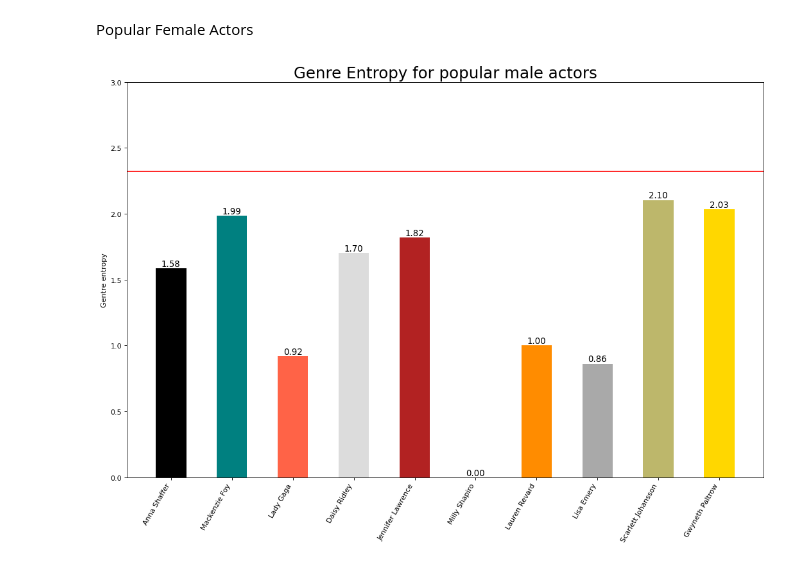
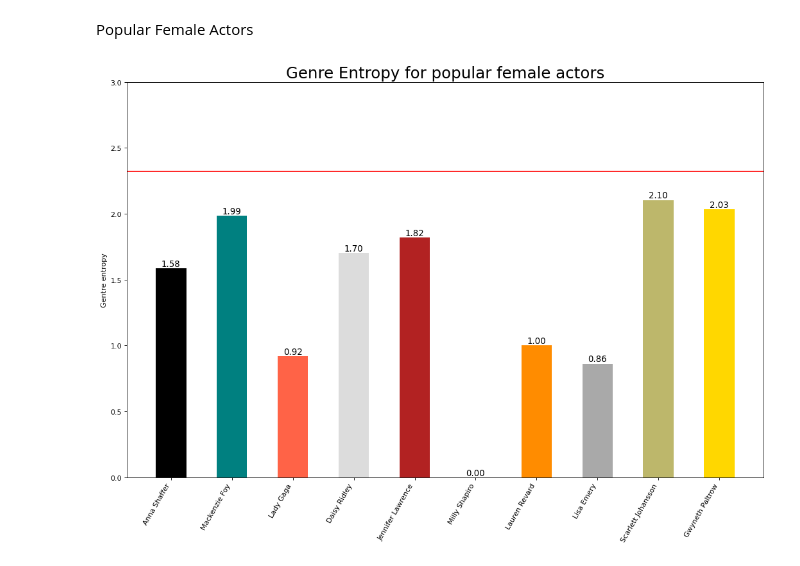
Before and after one commit to epfl-ada/ada-2022-project-jash, a Jupyter notebook: submission.ipynb, the cells around one changed output. Saved outputs shown, nothing was run; the diff lists cells and outputs as text; code cells hidden in the pictures.

Commit message:
t3 figures

```diff
--- a/submission.ipynb
+++ b/submission.ipynb
@@ -914,7 +914,7 @@ all_colors = list(plt.cm.colors.cnames.keys())
 random.seed(100)
 
 
-def plot_entropy(dataset):
+def plot_entropy(dataset, s):
 
     n = len(dataset)
     c = random.choices(all_colors, k=n)
@@ -935,17 +935,17 @@ def plot_entropy(dataset):
 
     # Decoration
     plt.gca().set_xticklabels(dataset.index, rotation=60, horizontalalignment= 'right')
-    plt.title("Genre Entropy for popular male actors", fontsize=22)
+    plt.title("Genre Entropy for popular "+s+" actors", fontsize=22)
     plt.ylabel('Gentre entropy')
     plt.ylim(0, 3)
     plt.show()
 
-plot_entropy(popular_male)
+plot_entropy(popular_male, s="male")
 # %% [output]
 [figure]
 # %% [markdown]
 Popular Female Actors
 # %%
-plot_entropy(popular_female)
+plot_entropy(popular_female, s="female")
 # %% [output]
-[figure, old version]
+[figure, new version]
```
